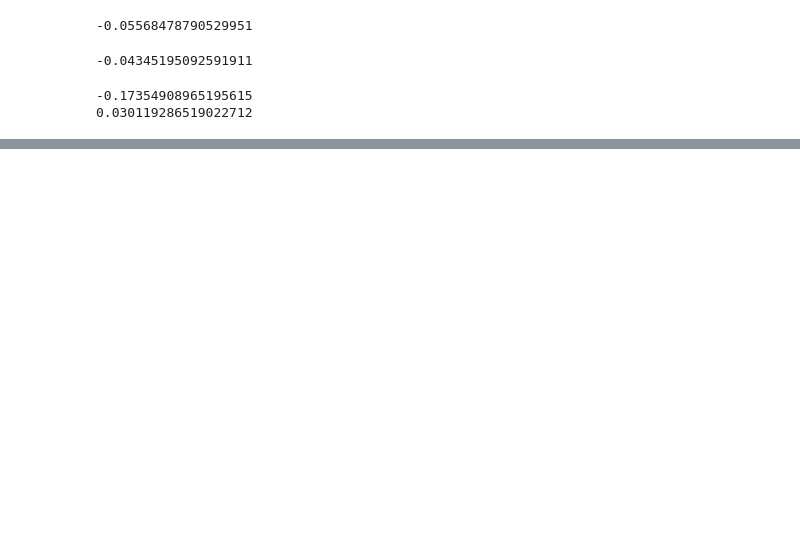
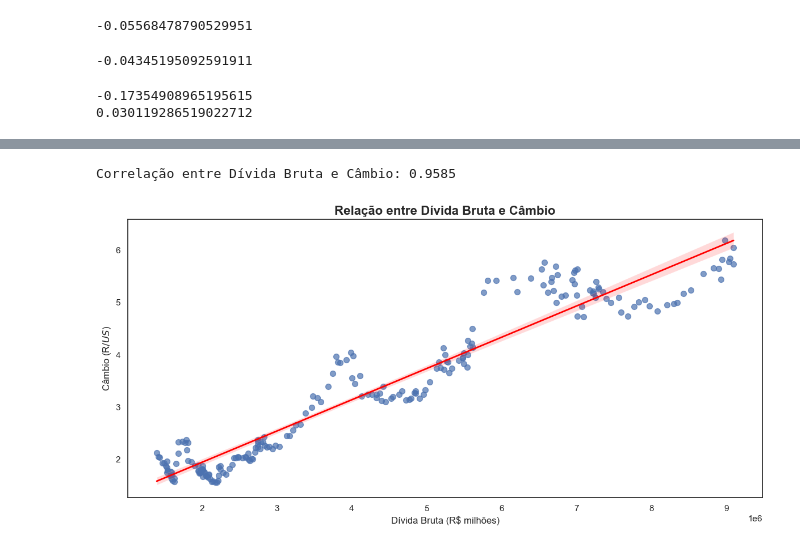
Before and after one commit to rodrigogrinfeld1/Projeto-DEV---Grupo-1, a Jupyter notebook: Código.ipynb, the cells around one changed output, grey strips where cells are left out. Saved outputs shown, nothing was run; the diff lists cells and outputs as text; code cells hidden in the pictures; blank space fills up the shorter version.

```diff
--- a/Código.ipynb
+++ b/Código.ipynb
@@ -270,0 +287,34 @@ plt.show()
+# %%
+import seaborn as sns
+import matplotlib.pyplot as plt
+
+# Garantir que os dados estejam disponíveis e sem valores ausentes
+dados_reg = dados_corr[["Dívida Bruta (R$ mi)", "Câmbio (R$/US$)"]].dropna()
+
+# Calcular e imprimir a correlação
+correlacao = dados_reg["Dívida Bruta (R$ mi)"].corr(dados_reg["Câmbio (R$/US$)"])
+print(f"Correlação entre Dívida Bruta e Câmbio: {correlacao:.4f}")
+
+# Plot da regressão sem gridlines
+plt.figure(figsize=(12, 6))
+sns.set(style="white")  # Estilo sem grade
+
+sns.regplot(
+    data=dados_reg,
+    x="Dívida Bruta (R$ mi)",
+    y="Câmbio (R$/US$)",
+    scatter_kws={"s": 50, "alpha": 0.7},
+    line_kws={"color": "red", "linewidth": 2}
+)
+
+plt.grid(False)  # Garante que o grid está desligado
+plt.title("Relação entre Dívida Bruta e Câmbio", fontsize=16, fontweight='bold')
+plt.xlabel("Dívida Bruta (R$ milhões)", fontsize=12)
+plt.ylabel("Câmbio (R$/US$)", fontsize=12)
+plt.xticks(fontsize=11)
+plt.yticks(fontsize=11)
+plt.tight_layout()
+plt.show()
+# %% [output]
+Correlação entre Dívida Bruta e Câmbio: 0.9585
+[figure, added]
```
Also changed, not shown: parts of 16 cells of this notebook.
